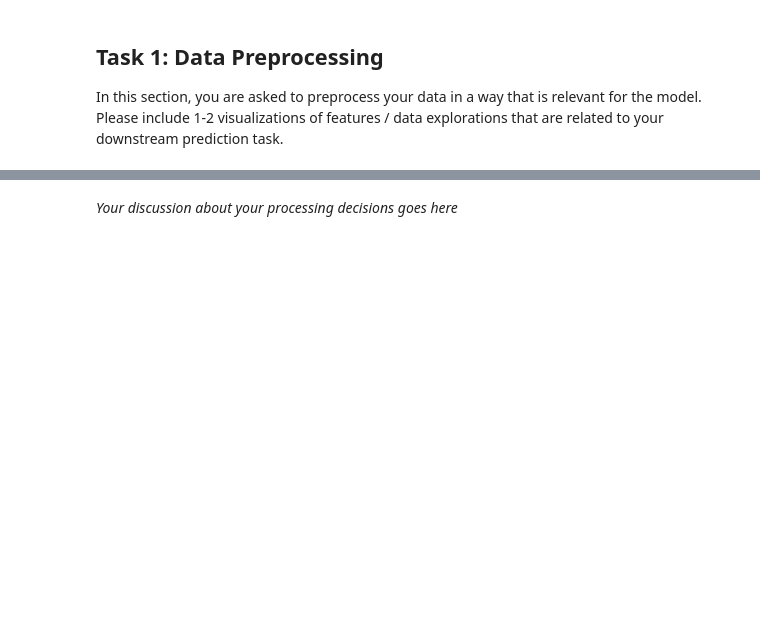
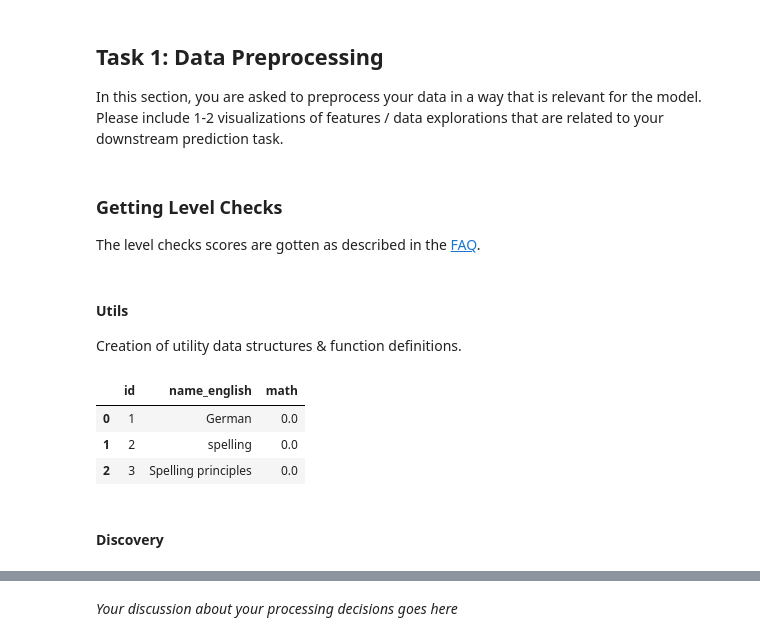
Before and after one commit to ML4BD/milestone-4-roguesgallery, a Jupyter notebook: notebooks/Milestone04/m4_lernnavi_276507.ipynb, the cells around one changed output, grey strips where cells are left out. Drawn from its saved outputs; the diff is of its cells as text; code cells hidden in the pictures; blank space fills up the shorter version.

```diff
--- a/notebooks/Milestone04/m4_lernnavi_276507.ipynb
+++ b/notebooks/Milestone04/m4_lernnavi_276507.ipynb
@@ -26,6 +30,9 @@ DATA_DIR = '../../data/raw' # You many change the directory
 users = pd.read_csv('{}/users.csv.gz'.format(DATA_DIR))
 events = pd.read_csv('{}/events.csv.gz'.format(DATA_DIR))
 transactions = pd.read_csv('{}/transactions.csv.gz'.format(DATA_DIR))
+# %%
+topic_trees = pd.read_csv('{}/topic_trees.csv.gz'.format(DATA_DIR))
+topics_translated = pd.read_csv('{}/topics_translated.csv.gz'.format(DATA_DIR))
 # %% [markdown]
 ## Task 0: Research Question
 # %% [markdown]
@@ -43,3 +50,19 @@ Does the study of students' behavior help predict their evaluation results?
 In this section, you are asked to preprocess your data in a way that is relevant for the model. Please include 1-2 visualizations of features / data explorations that are related to your downstream prediction task.
 # %%
 # Your code for data processing goes here
+# %% [markdown]
+### Getting Level Checks
+
+The level checks scores are gotten as described in the [FAQ](https://docs.google.com/document/d/1RFcn1Y_o_MLfQo0-od8W7-Ty2rfhXZRnIVG0CLPl0NM/edit).
+# %% [markdown]
+#### Utils
+Creation of utility data structures & function definitions.
+# %%
+# Creating dictionary of topic ids, names and category (math/german)
+topics_dict = topics_translated[['id', 'name_english', 'math']]
+display(topics_dict.head(3))
+# %% [output]
+|  | id | name_english | math |
+| 0 | 1 | German | 0.0 |
+| 1 | 2 | spelling | 0.0 |
+| 2 | 3 | Spelling principles | 0.0 |
@@ -45,0 +218,2 @@ In this section, you are asked to preprocess your data in a way that is relevant
+# %% [markdown]
+#### Discovery
```
Also changed, not shown: parts of 15 cells of this notebook.
